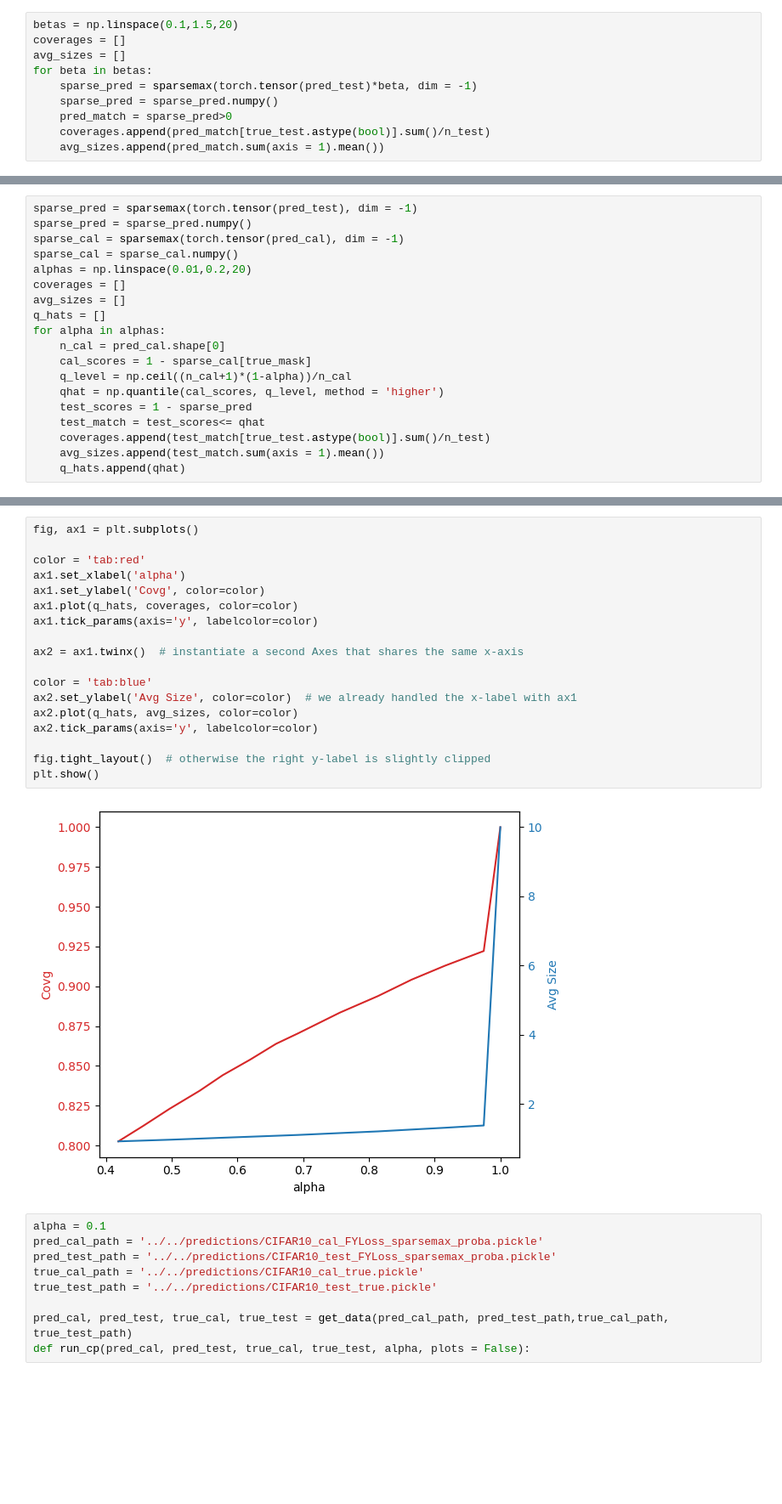
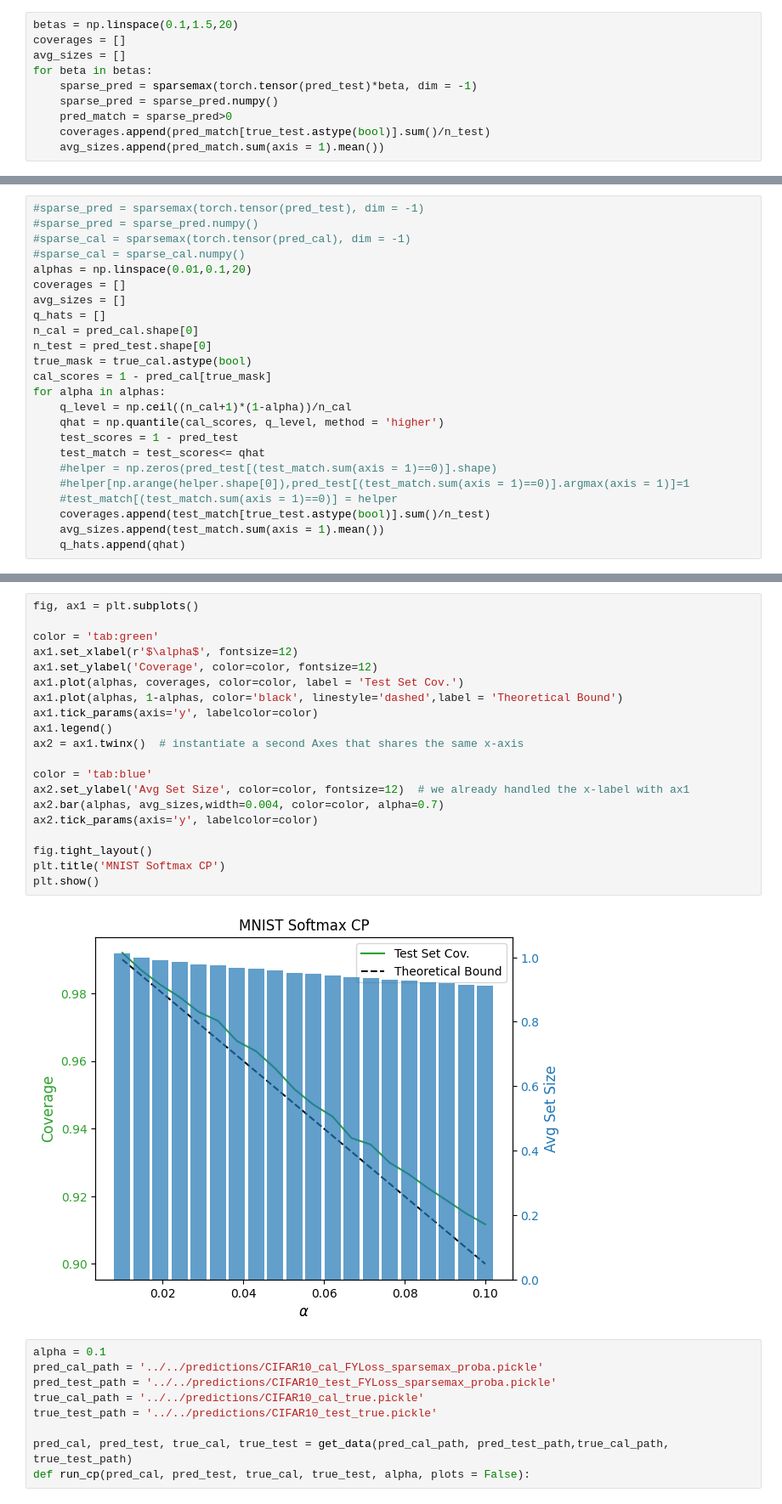
Before and after one commit to JoaoCalem/Conformal-Sparsemax, a Jupyter notebook: conformal_sparsemax/conformal_predictors/conformal_predictors.ipynb, the cells around one changed output, grey strips where cells are left out. Shown: that part at 85% size. Cells and saved outputs as stored; diff of their text form; blank space fills up the shorter version.

```diff
--- a/conformal_sparsemax/conformal_predictors/conformal_predictors.ipynb
+++ b/conformal_sparsemax/conformal_predictors/conformal_predictors.ipynb
@@ -226,19 +311,24 @@ plt.show()
 # %%
-sparse_pred = sparsemax(torch.tensor(pred_test), dim = -1)
-sparse_pred = sparse_pred.numpy()
-sparse_cal = sparsemax(torch.tensor(pred_cal), dim = -1)
-sparse_cal = sparse_cal.numpy()
-alphas = np.linspace(0.01,0.2,20)
+#sparse_pred = sparsemax(torch.tensor(pred_test), dim = -1)
+#sparse_pred = sparse_pred.numpy()
+#sparse_cal = sparsemax(torch.tensor(pred_cal), dim = -1)
+#sparse_cal = sparse_cal.numpy()
+alphas = np.linspace(0.01,0.1,20)
 coverages = []
 avg_sizes = []
 q_hats = []
+n_cal = pred_cal.shape[0]
+n_test = pred_test.shape[0]
+true_mask = true_cal.astype(bool)
+cal_scores = 1 - pred_cal[true_mask]
 for alpha in alphas:
-    n_cal = pred_cal.shape[0]
-    cal_scores = 1 - sparse_cal[true_mask]
     q_level = np.ceil((n_cal+1)*(1-alpha))/n_cal
     qhat = np.quantile(cal_scores, q_level, method = 'higher')
-    test_scores = 1 - sparse_pred
+    test_scores = 1 - pred_test
     test_match = test_scores<= qhat
+    #helper = np.zeros(pred_test[(test_match.sum(axis = 1)==0)].shape)
+    #helper[np.arange(helper.shape[0]),pred_test[(test_match.sum(axis = 1)==0)].argmax(axis = 1)]=1
+    #test_match[(test_match.sum(axis = 1)==0)] = helper
     coverages.append(test_match[true_test.astype(bool)].sum()/n_test)
     avg_sizes.append(test_match.sum(axis = 1).mean())
     q_hats.append(qhat)
@@ -245,23 +340,25 @@ for alpha in alphas:
 # %%
 fig, ax1 = plt.subplots()
 
-color = 'tab:red'
-ax1.set_xlabel('alpha')
-ax1.set_ylabel('Covg', color=color)
-ax1.plot(q_hats, coverages, color=color)
+color = 'tab:green'
+ax1.set_xlabel(r'$\alpha$', fontsize=12)
+ax1.set_ylabel('Coverage', color=color, fontsize=12)
+ax1.plot(alphas, coverages, color=color, label = 'Test Set Cov.')
+ax1.plot(alphas, 1-alphas, color='black', linestyle='dashed',label = 'Theoretical Bound')
 ax1.tick_params(axis='y', labelcolor=color)
-
+ax1.legend()
 ax2 = ax1.twinx()  # instantiate a second Axes that shares the same x-axis
 
 color = 'tab:blue'
-ax2.set_ylabel('Avg Size', color=color)  # we already handled the x-label with ax1
-ax2.plot(q_hats, avg_sizes, color=color)
+ax2.set_ylabel('Avg Set Size', color=color, fontsize=12)  # we already handled the x-label with ax1
+ax2.bar(alphas, avg_sizes,width=0.004, color=color, alpha=0.7)
 ax2.tick_params(axis='y', labelcolor=color)
 
-fig.tight_layout()  # otherwise the right y-label is slightly clipped
+fig.tight_layout()
+plt.title('MNIST Softmax CP')
 plt.show()
 # %% [output]
-[figure, old version]
+[figure, new version]
 # %%
 alpha = 0.1
 pred_cal_path = '../../predictions/CIFAR10_cal_FYLoss_sparsemax_proba.pickle'
```
Also changed, not shown: parts of 12 cells of this notebook, 2 other files.
